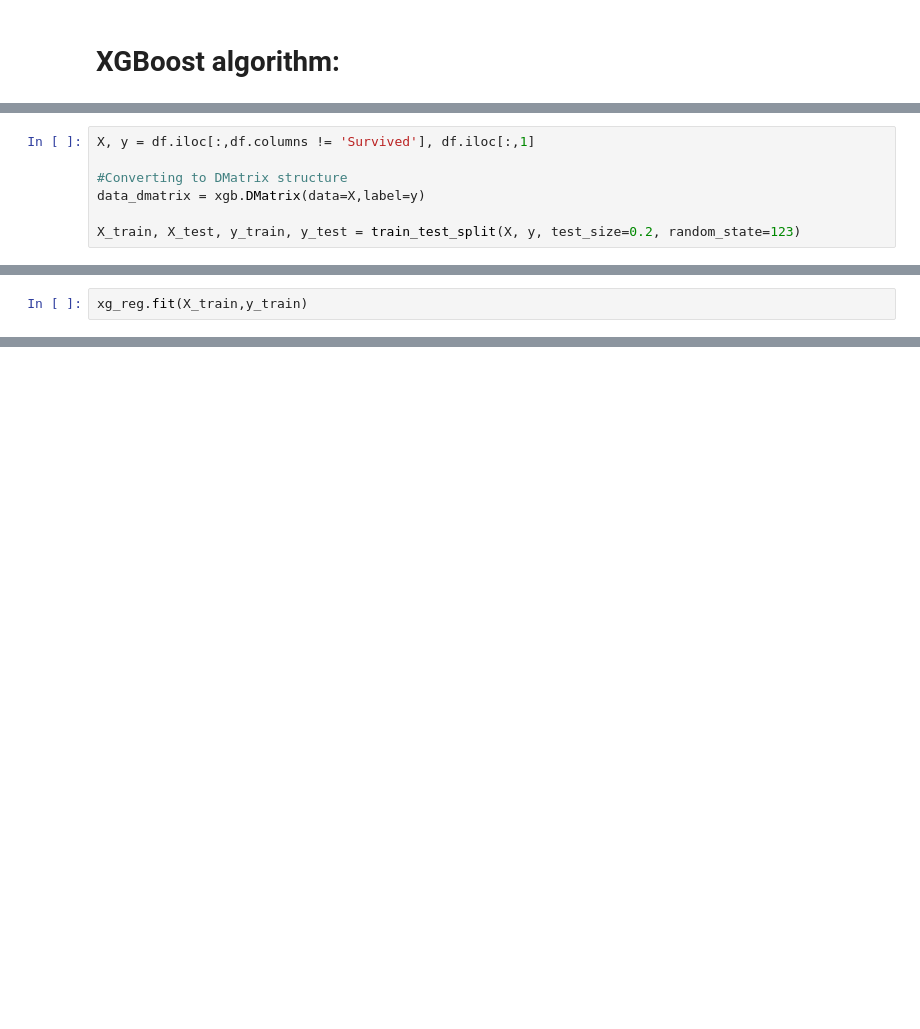
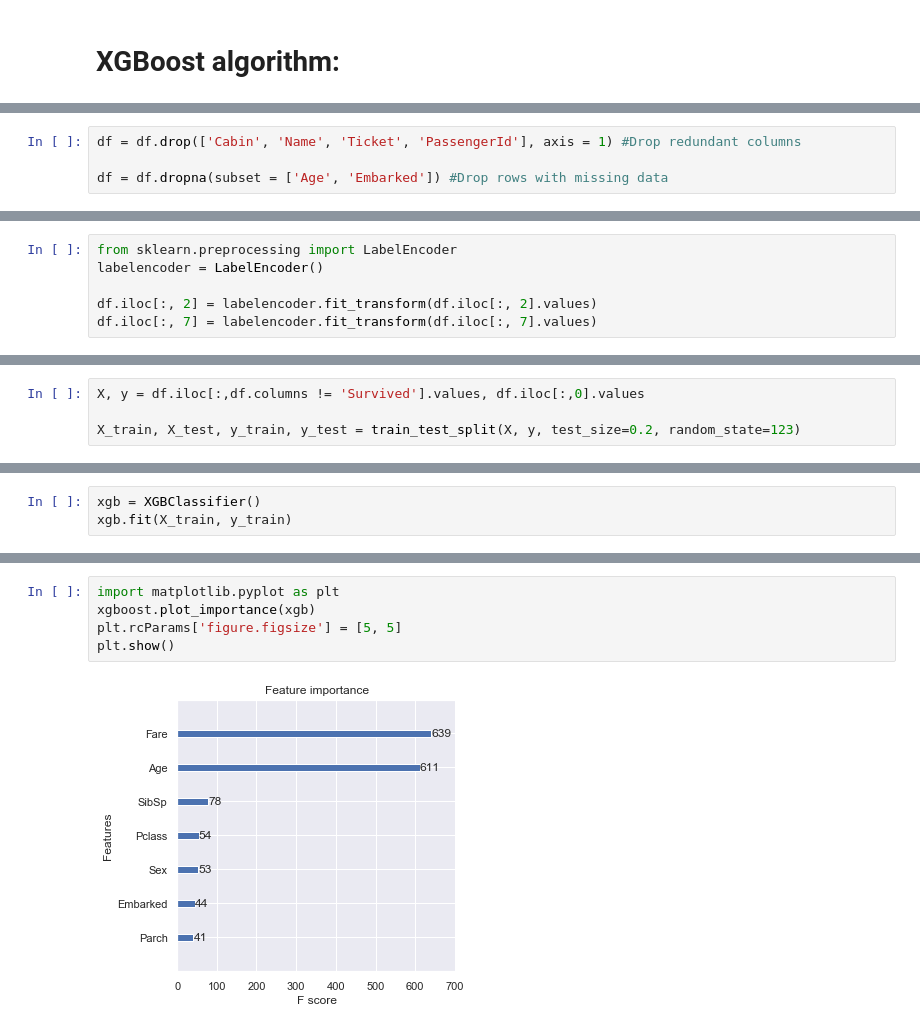
Before and after one commit to Aaquib111/titanic-xgboost, a Jupyter notebook: Titanic/Titanic data vis.ipynb, the cells around one changed output, grey strips where cells are left out. Cells and saved outputs as stored; diff of their text form; blank space fills up the shorter version.

```diff
--- a/Titanic/Titanic data vis.ipynb
+++ b/Titanic/Titanic data vis.ipynb
@@ -118,0 +119,4 @@ Here we see that passengers travelling alone had a higher death rate compared to
+# %%
+df = df.drop(['Cabin', 'Name', 'Ticket', 'PassengerId'], axis = 1) #Drop redundant columns
+
+df = df.dropna(subset = ['Age', 'Embarked']) #Drop rows with missing data
@@ -118,0 +137,6 @@ Here we see that passengers travelling alone had a higher death rate compared to
+# %%
+from sklearn.preprocessing import LabelEncoder
+labelencoder = LabelEncoder()
+
+df.iloc[:, 2] = labelencoder.fit_transform(df.iloc[:, 2].values)
+df.iloc[:, 7] = labelencoder.fit_transform(df.iloc[:, 7].values)
@@ -126,7 +183,4 @@ import xgboost as xgb
 # %%
-X, y = df.iloc[:,df.columns != 'Survived'], df.iloc[:,1]
-
-#Converting to DMatrix structure
-data_dmatrix = xgb.DMatrix(data=X,label=y)
+X, y = df.iloc[:,df.columns != 'Survived'].values, df.iloc[:,0].values
 
 X_train, X_test, y_train, y_test = train_test_split(X, y, test_size=0.2, random_state=123)
@@ -139,2 +187,3 @@ xg_reg = xgb.XGBRegressor(objective ='reg:linear', colsample_bytree = 0.3, learn
 # %%
-xg_reg.fit(X_train,y_train)
+xgb = XGBClassifier()
+xgb.fit(X_train, y_train)
@@ -145,0 +230,7 @@ print("RMSE: %f" % (rmse))
+# %%
+import matplotlib.pyplot as plt
+xgboost.plot_importance(xgb)
+plt.rcParams['figure.figsize'] = [5, 5]
+plt.show()
+# %% [output]
+[figure, added]
```
Also changed, not shown: parts of 20 cells of this notebook.
